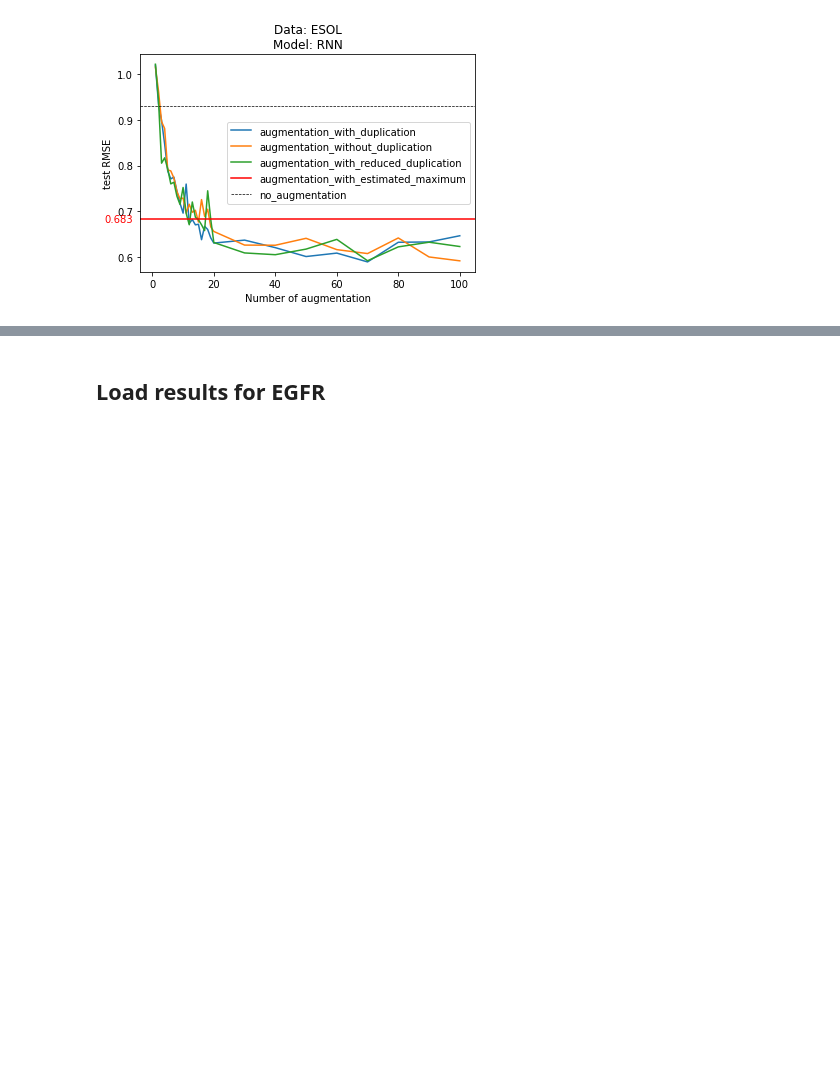
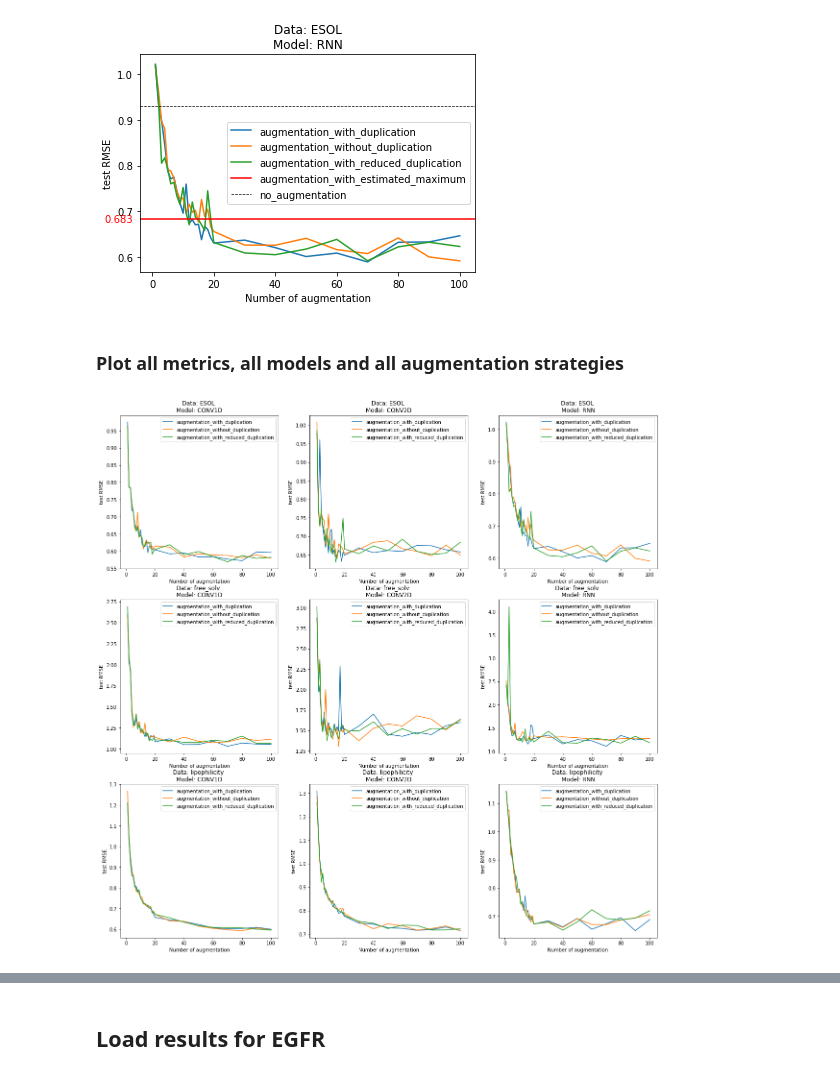
Before and after one commit to volkamerlab/maxsmi, a Jupyter notebook: maxsmi/results_tables.ipynb, the cells around one changed output, grey strips where cells are left out. Drawn from its saved outputs; the diff is of its cells as text; code cells hidden in the pictures; blank space fills up the shorter version.

Commit message:
add figure for specific model-data

```diff
--- a/maxsmi/results_tables.ipynb
+++ b/maxsmi/results_tables.ipynb
@@ -487,3 +487,5 @@ plot_metric_for_strategy("rmse",
                          grid=full_grid)
 # %% [output]
 [figure]
+# %% [markdown]
+### Plot all metrics, all models and all augmentation strategies
@@ -489,0 +566,4 @@ plot_metric_for_strategy("rmse",
+# %%
+plot_all("rmse", "test", full_grid)
+# %% [output]
+[figure, added]
```
Also changed, not shown: parts of 5 cells of this notebook.
